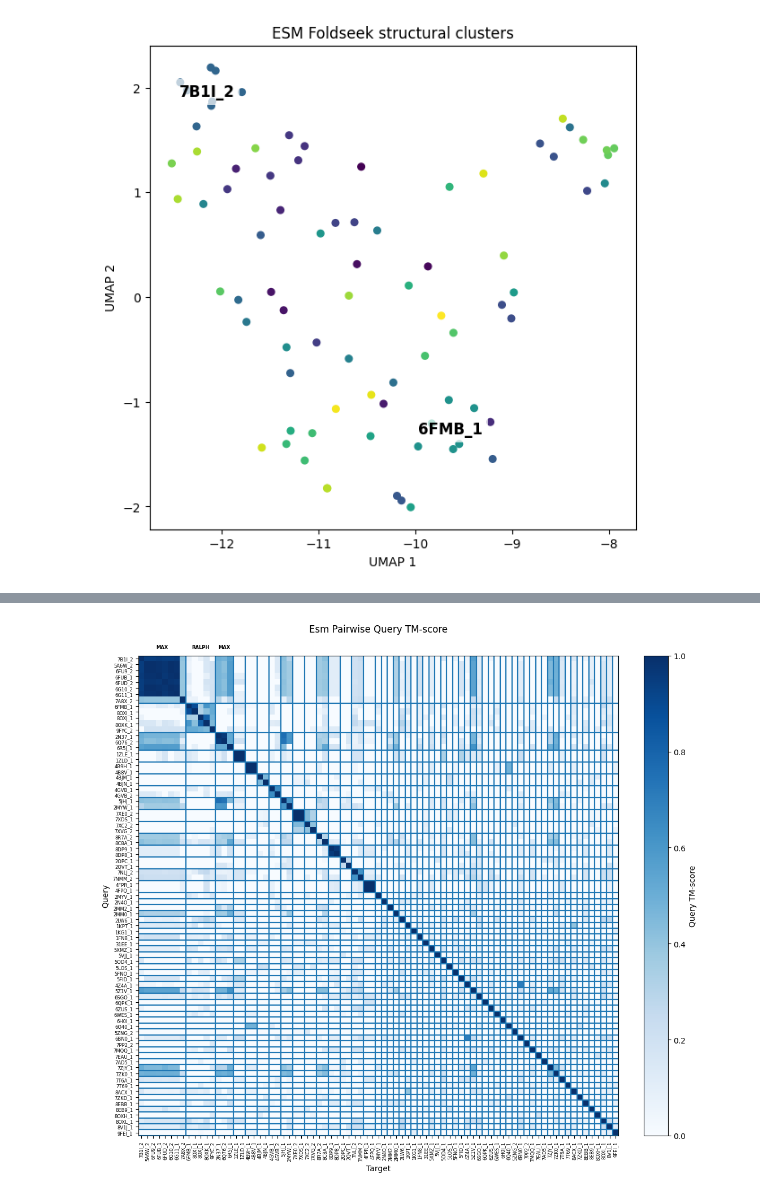
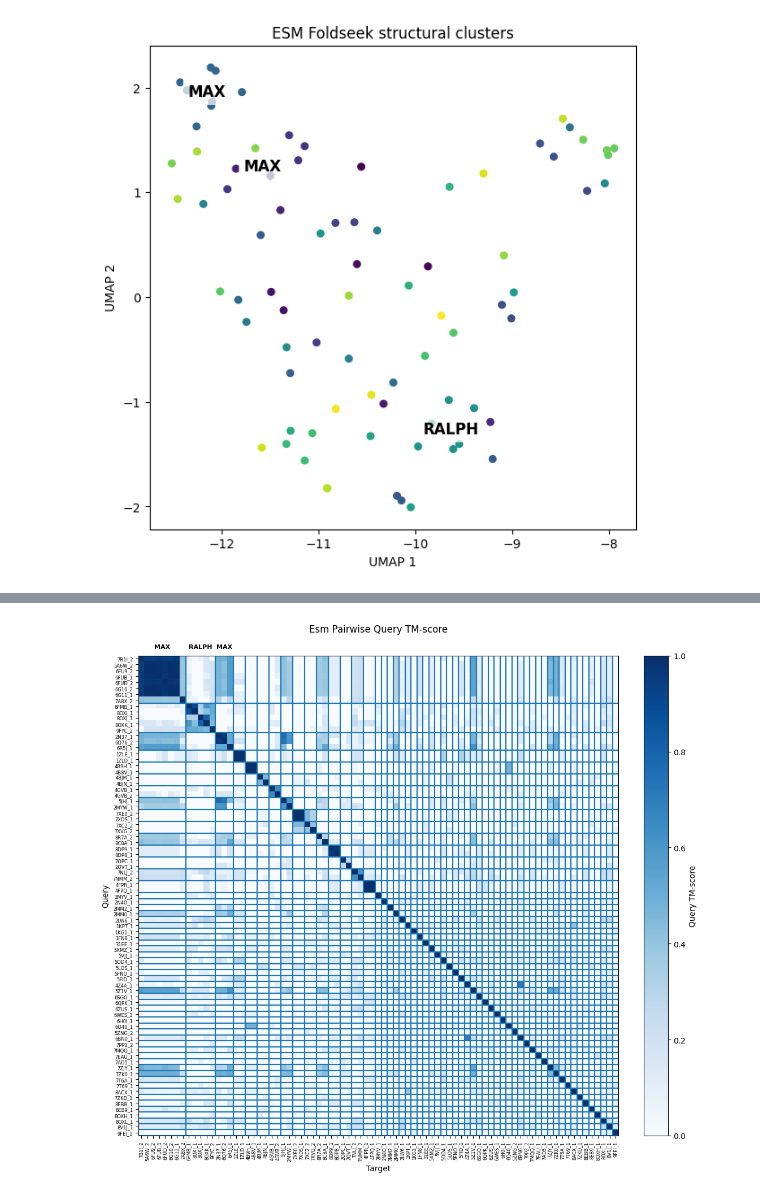
Before and after one commit to Rachel-Oei/Effector-Structure-Prediction, a Jupyter notebook: 06_clustering/umap.ipynb, the cells around one changed output, grey strips where cells are left out. Drawn from its saved outputs; the diff is of its cells as text; code cells hidden in the pictures.

```diff
--- a/06_clustering/umap.ipynb
+++ b/06_clustering/umap.ipynb
@@ -42,13 +42,13 @@ plot_umap_clusters(exp_clusters_dir, exp_embedding, exp_matrix, "Experimental Fo
 # %%
 cluster_names = {
         "7B1I_2": "MAX",
         "6FMB_1": "RALPH",
         "2N37_1": "MAX"
         }
 
-plot_umap_clusters(esm_clusters_dir, esm_embedding, esm_matrix, "ESM Foldseek structural clusters", n_clusters=3, cluster_names)
+plot_umap_clusters(esm_clusters_dir, esm_embedding, esm_matrix, "ESM Foldseek structural clusters", 2, cluster_names)
 # %% [output]
-[figure, old version]
+[figure, new version]
 # %%
 cluster_names = {
         "7ZKD_1": "MAX",
```
Also changed, not shown: parts of 7 cells of this notebook, 1 other file.
